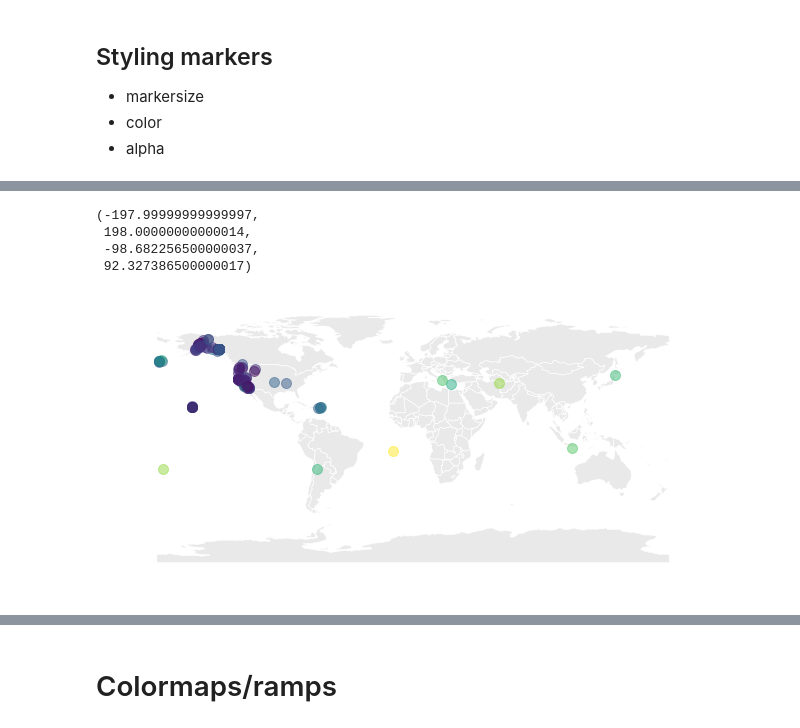
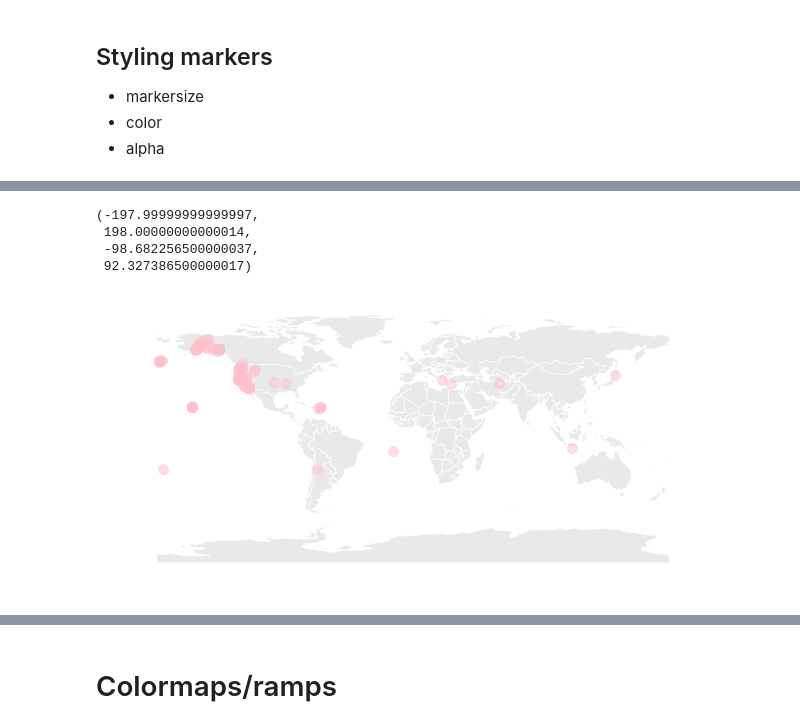
Before and after one commit to shellyscheng/Data-Analysis-Notebooks, a Jupyter notebook: Mapping with geopandas.ipynb, the cells around one changed output, grey strips where cells are left out. Drawn from its saved outputs; the diff is of its cells as text; code cells hidden in the pictures.

```diff
--- a/Mapping with geopandas.ipynb
+++ b/Mapping with geopandas.ipynb
@@ -153,16 +181,12 @@ earthquakes.plot()
 # %%
+# Read in the CSV
 df = pd.read_csv("earthquakes_1.0_day.csv")
-df.head()
 
-def make_point(row):
-    return Point(row.longitude, row.latitude)
+points = df.apply(lambda row: Point(row.longitude, row.latitude), axis=1)
+earthquakes = gpd.GeoDataFrame(df, geometry=points)
+earthquakes.crs = {'init': 'epsg:4326'}
 
-# lambda: make a one line functions
-points = df.apply(lambda row: Point(row.longitude, row.latitude), axis=1)
-
-earthquakes = gpd.GeoDataFrame(df, geometry=points)
-
-earthquakes.crs = {'int': 'epsg:4326'}
-earthquakes.head()
+# If you want to know how this all works, look above
+earthquakes.head(2)
 # %% [output]
 |  | time | latitude | longitude | depth | mag | magType | nst | gap | dmin | rms | ... | ... |
@@ -220,10 +279,18 @@ What are the EPSG codes for some common projections?
 # %%
-ax = world.plot(color = 'lightgrey', linewidth=0.5, edgecolor = 'white', figsize=(20,5))
-earthquakes.plot(markersize=10, alpha=0.5, ax=ax, column='mag')
+# Plot the earthquakes:
+# BIGGER CIRCLES
+# all one color
+# make them a little transparent
+# NO AXES OR BORDERS AROUND THE MAP!!!!!!!
+
+# Save the first layer as ax
+ax = world.plot(color='lightgrey', linewidth=0.5, edgecolor='white', figsize=(15,5))
+# Pass ax=ax to the second layer
+earthquakes.plot(markersize=10, color='pink', alpha=0.5, ax=ax)
 ax.axis('off')
 # %% [output]
 (-197.99999999999997,
  198.00000000000014,
  -98.682256500000037,
  92.327386500000017)
-[figure, old version]
+[figure, new version]
```
Also changed, not shown: parts of 72 cells of this notebook.
